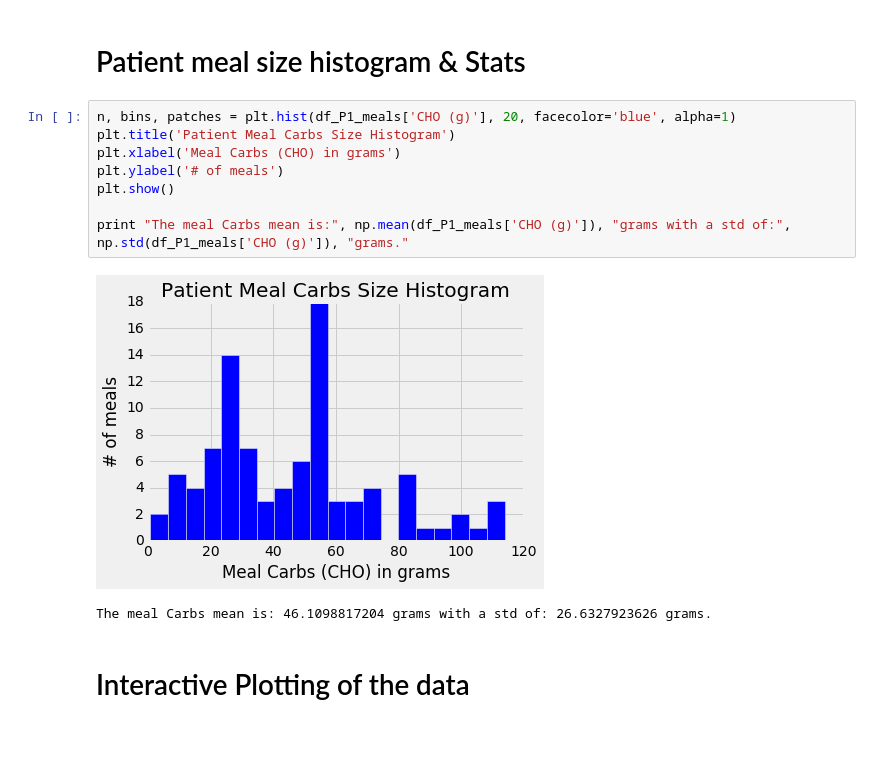
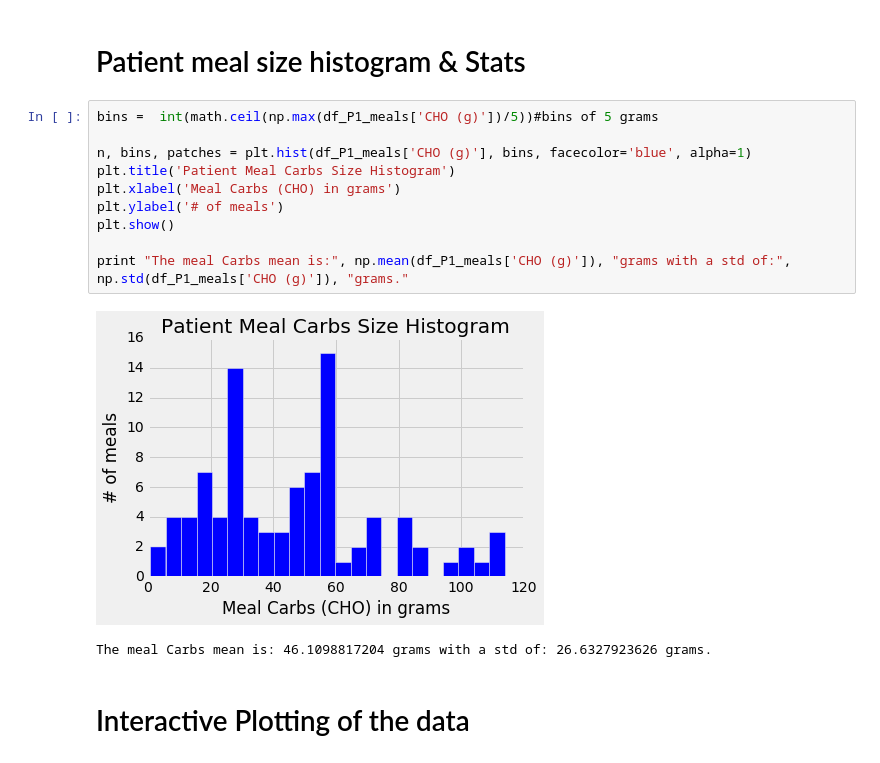
Before and after one commit to SalChem/Diabetic-Project, a Jupyter notebook: Complete Data Cleaning.ipynb, the cells around one changed output. Saved outputs shown, nothing was run; the diff lists cells and outputs as text.

```diff
--- a/Complete Data Cleaning.ipynb
+++ b/Complete Data Cleaning.ipynb
@@ -137,15 +137,17 @@ Some of the successive meal readings are redundant and stand for one meal only
 # %% [markdown]
 # Patient meal size histogram & Stats
 # %%
-n, bins, patches = plt.hist(df_P1_meals['CHO (g)'], 20, facecolor='blue', alpha=1)
+bins =  int(math.ceil(np.max(df_P1_meals['CHO (g)'])/5))#bins of 5 grams
+
+n, bins, patches = plt.hist(df_P1_meals['CHO (g)'], bins, facecolor='blue', alpha=1)
 plt.title('Patient Meal Carbs Size Histogram')
 plt.xlabel('Meal Carbs (CHO) in grams')
 plt.ylabel('# of meals')
 plt.show()
 
 print "The meal Carbs mean is:", np.mean(df_P1_meals['CHO (g)']), "grams with a std of:", np.std(df_P1_meals['CHO (g)']), "grams."
 # %% [output]
-[figure, old version]
+[figure, new version]
 The meal Carbs mean is: 46.1098817204 grams with a std of: 26.6327923626 grams.
 # %% [markdown]
 # Interactive Plotting of the data
```
Also changed, not shown: parts of 4 cells of this notebook.
